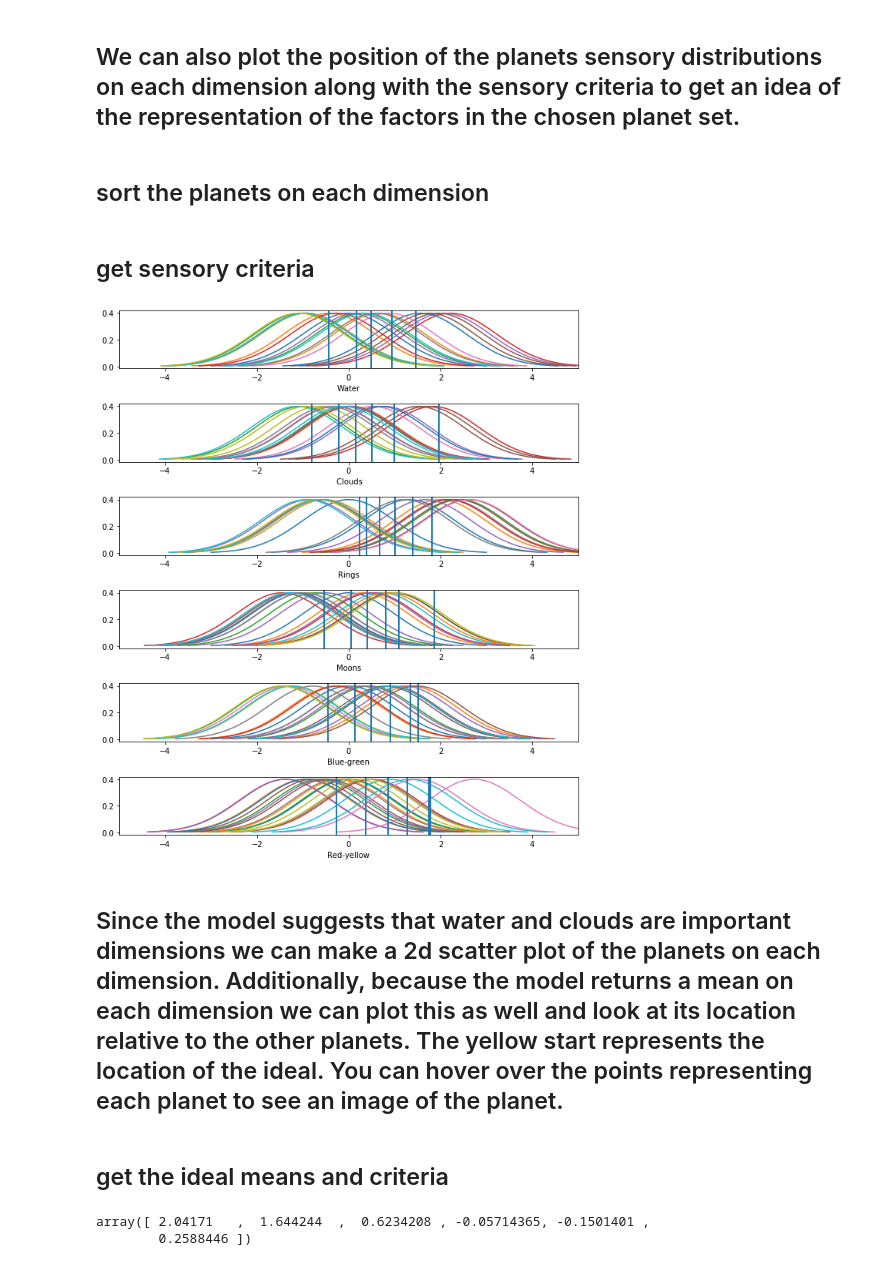
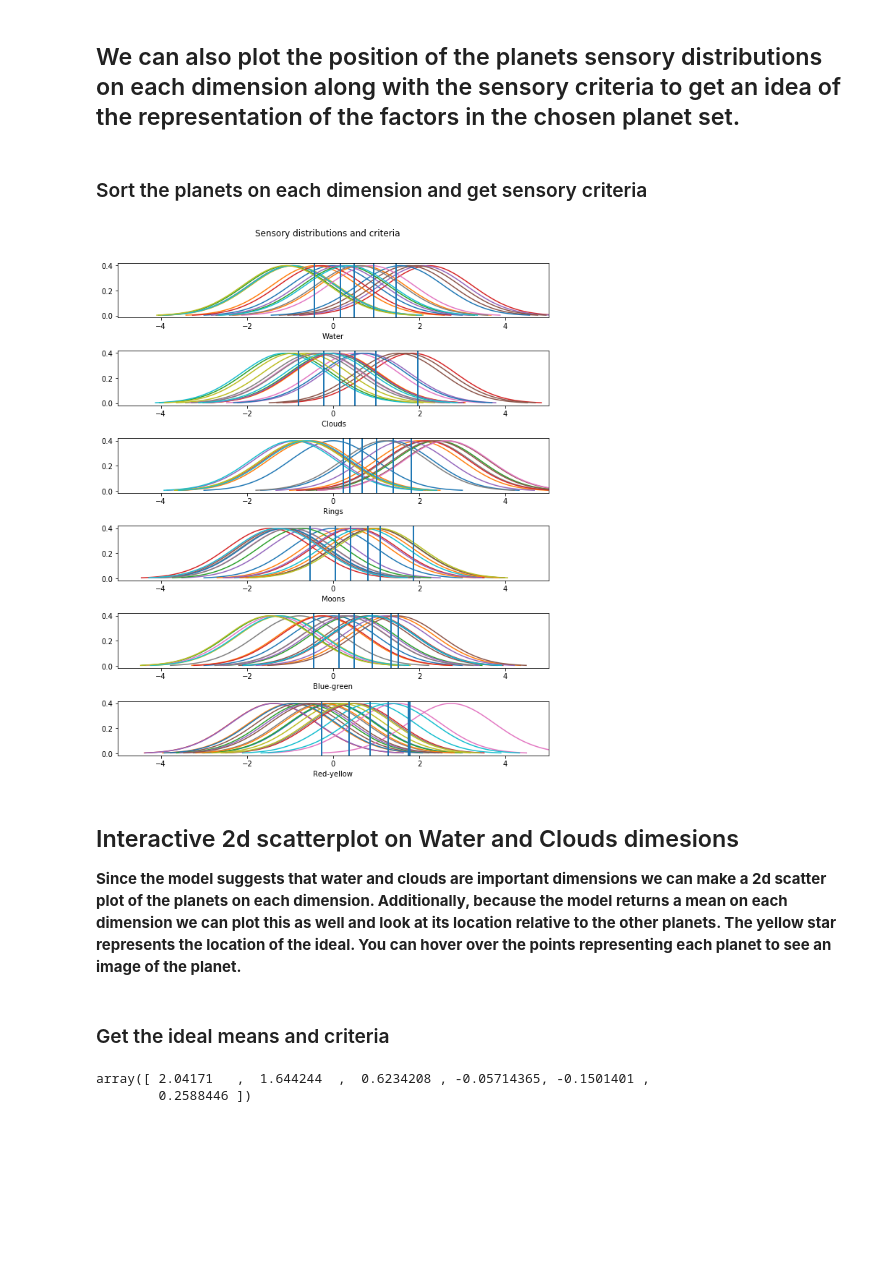
Before and after one commit to jeffinglis/assignment4_planets, a Jupyter notebook: assignment4_planets.ipynb, the cells around one changed output. Drawn from its saved outputs; the diff is of its cells as text; code cells hidden in the pictures; blank space fills up the shorter version.

```diff
--- a/assignment4_planets.ipynb
+++ b/assignment4_planets.ipynb
@@ -747,36 +753,36 @@ planetResultsCovariance
 # %% [markdown]
 ## We can also plot the position of the planets sensory distributions on each dimension along with the sensory criteria to get an idea of the representation of the factors in the chosen planet set.
 # %% [markdown]
-## sort the planets on each dimension
+### Sort the planets on each dimension and get sensory criteria
 # %%
 planets_by_dim = np.concatenate((np.repeat(0,dimension), x0_sensory[0:19*dimension])).reshape(20,dimension)
 planetsort = np.argsort(planets_by_dim,axis=0)
-# %% [markdown]
-## get sensory criteria
 # %%
 sensorycriteria = x0[114:150].reshape(6,6)
 # %%
 fig, ax = plt.subplots(6, 1, figsize=(9, 10))
 dimensions = ['Water',' Clouds', 'Rings', 'Moons','Blue-green', 'Red-yellow']
+fig.suptitle("Sensory distributions and criteria", y=1.05)
 
 for dim in range(6):
     plt.tight_layout()
     for j in range(20):
         mu = planets_by_dim[j,dim]
         variance = 1
         sigma = math.sqrt(variance)
         x = np.linspace(mu - 3*sigma, mu + 3*sigma, 100)
         ax[dim].plot(x, stats.norm.pdf(x, mu, sigma))
         ax[dim].set_xlim([-5,5])
         ax[dim].set_xlabel(dimensions[dim])
         for i in range(6):
             ax[dim].axvline(x=sensorycriteria[dim,i])
 # %% [output]
-[figure, old version]
+[figure, new version]
 # %% [markdown]
-## Since the model suggests that water and clouds are important dimensions we can make a 2d scatter plot of the planets on each dimension. Additionally, because the model returns a mean on each dimension we can plot this as well and look at its location relative to the other planets. The yellow start represents the location of the ideal. You can hover over the points representing each planet to see an image of the planet.
+## Interactive 2d scatterplot on Water and Clouds dimesions
+**Since the model suggests that water and clouds are important dimensions we can make a 2d scatter plot of the planets on each dimension. Additionally, because the model returns a mean on each dimension we can plot this as well and look at its location relative to the other planets. The yellow star represents the location of the ideal. You can hover over the points representing each planet to see an image of the planet.**
 # %% [markdown]
-## get the ideal means and criteria
+### Get the ideal means and criteria
 # %%
 mu_ideal_plot = x0_pref[21:27]
 mu_ideal_plot
```
Also changed, not shown: parts of 126 cells of this notebook.
